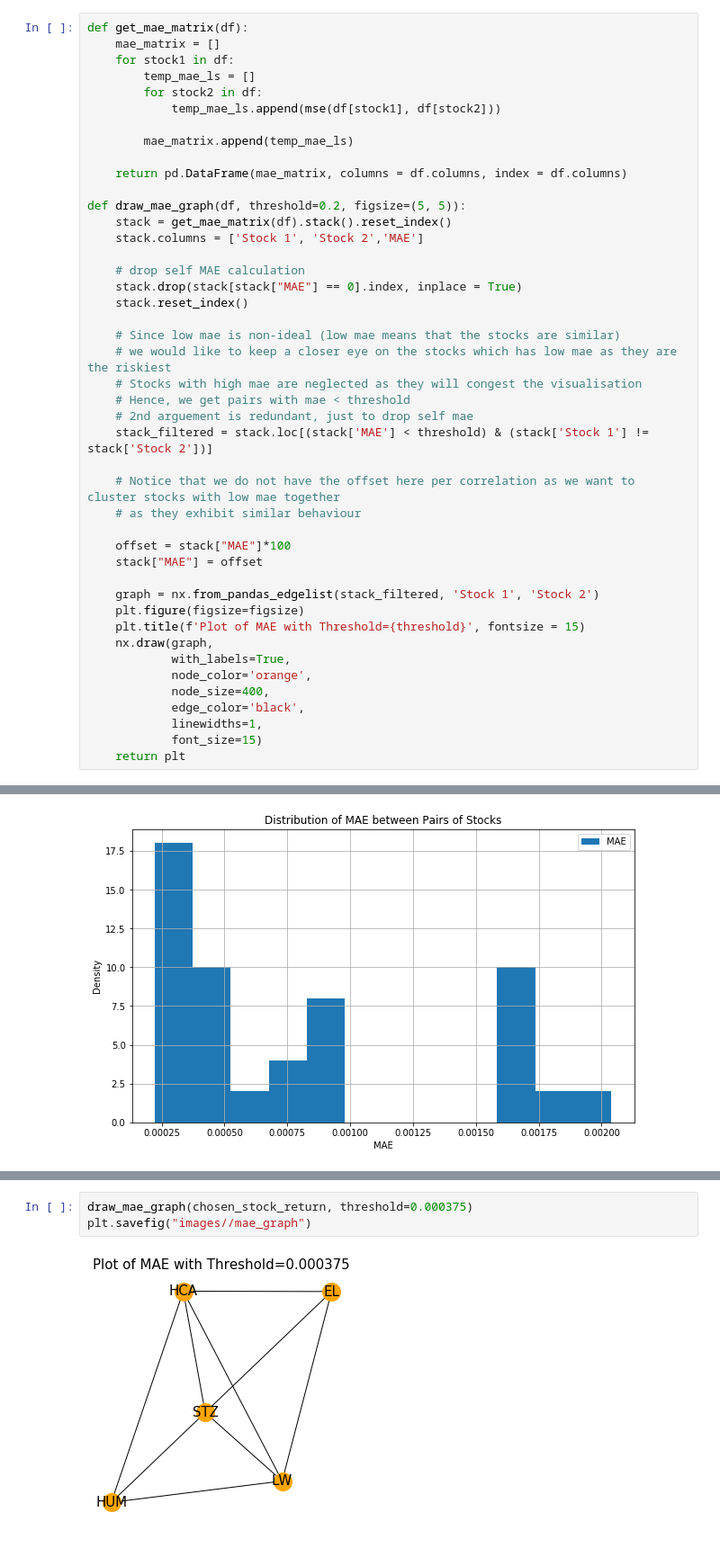
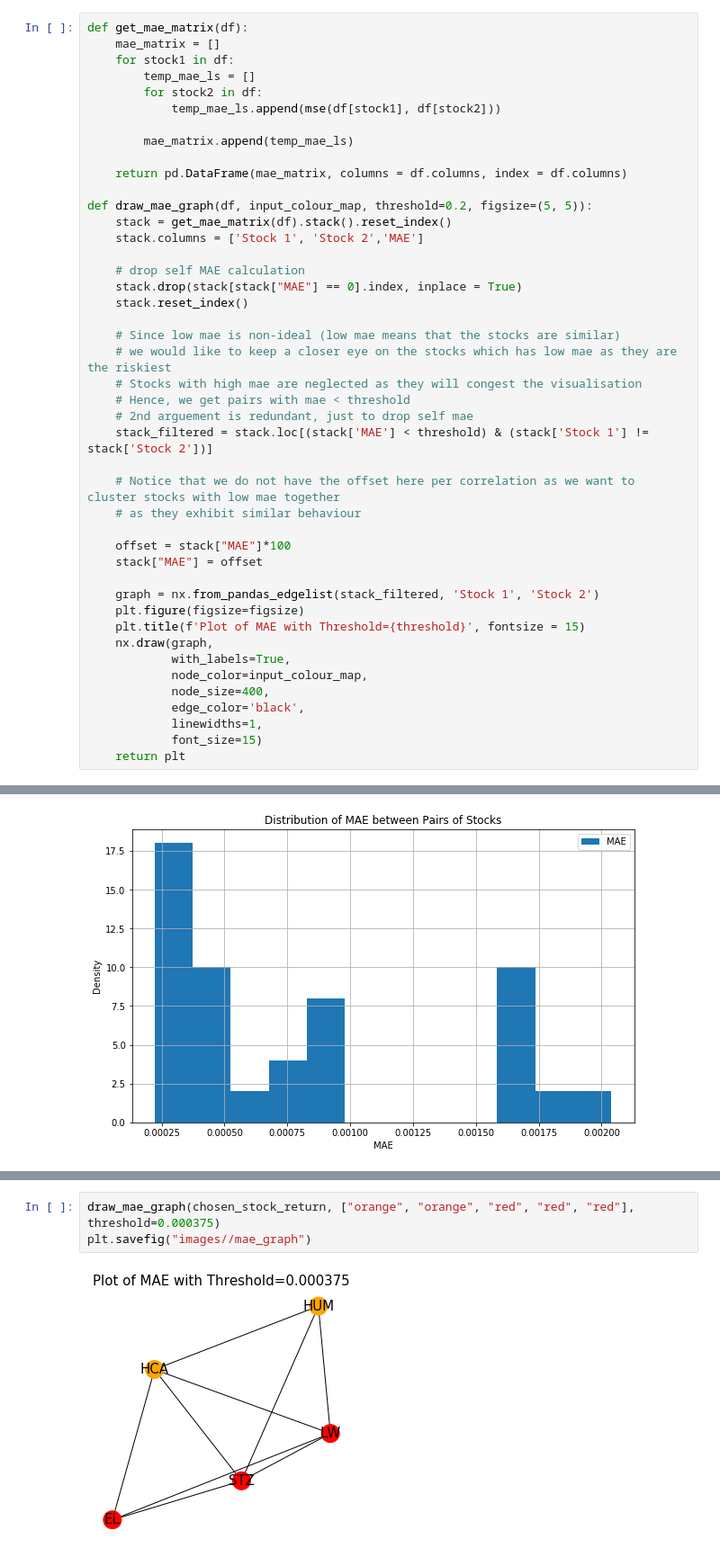
Before and after one commit to yhl116/FSPCW, a Jupyter notebook: part5/Graphs in Finance.ipynb, the cells around one changed output, grey strips where cells are left out. Shown at 90% size. Saved outputs shown, nothing was run; the diff lists cells and outputs as text.

```diff
--- a/part5/Graphs in Finance.ipynb
+++ b/part5/Graphs in Finance.ipynb
@@ -399,7 +399,7 @@ def get_mae_matrix(df):
 
     return pd.DataFrame(mae_matrix, columns = df.columns, index = df.columns)
 
-def draw_mae_graph(df, threshold=0.2, figsize=(5, 5)):
+def draw_mae_graph(df, input_colour_map, threshold=0.2, figsize=(5, 5)):
     stack = get_mae_matrix(df).stack().reset_index()
     stack.columns = ['Stock 1', 'Stock 2','MAE']
 
@@ -425,7 +425,7 @@ def draw_mae_graph(df, threshold=0.2, figsize=(5, 5)):
     plt.title(f'Plot of MAE with Threshold={threshold}', fontsize = 15)
     nx.draw(graph,
             with_labels=True,
-            node_color='orange',
+            node_color=input_colour_map,
             node_size=400,
             edge_color='black',
             linewidths=1,
@@ -488,8 +488,8 @@ plt.savefig("images//mae_graph_congested")
 # %%
-draw_mae_graph(chosen_stock_return, threshold=0.000375)
+draw_mae_graph(chosen_stock_return, ["orange", "orange", "red", "red", "red"], threshold=0.000375)
 plt.savefig("images//mae_graph")
 # %% [output]
-[figure, old version]
+[figure, new version]
 # %%
 draw_correlation_graph(chosen_stock_return,
                        threshold=0)
```
Also changed, not shown: parts of 6 cells of this notebook, 16 other files.
